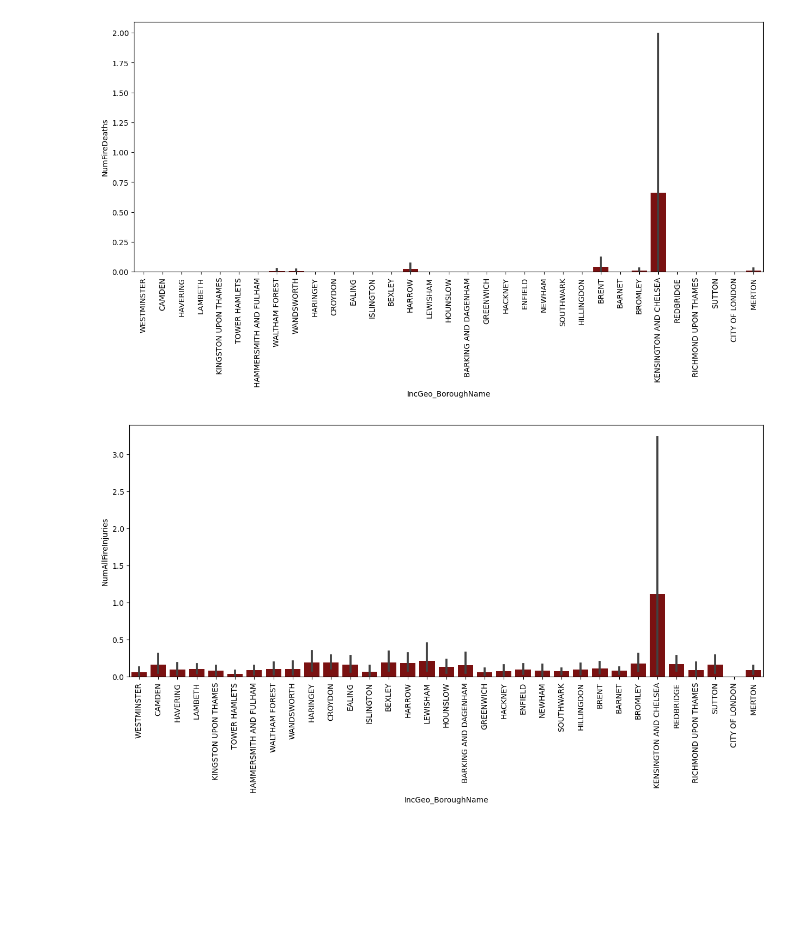
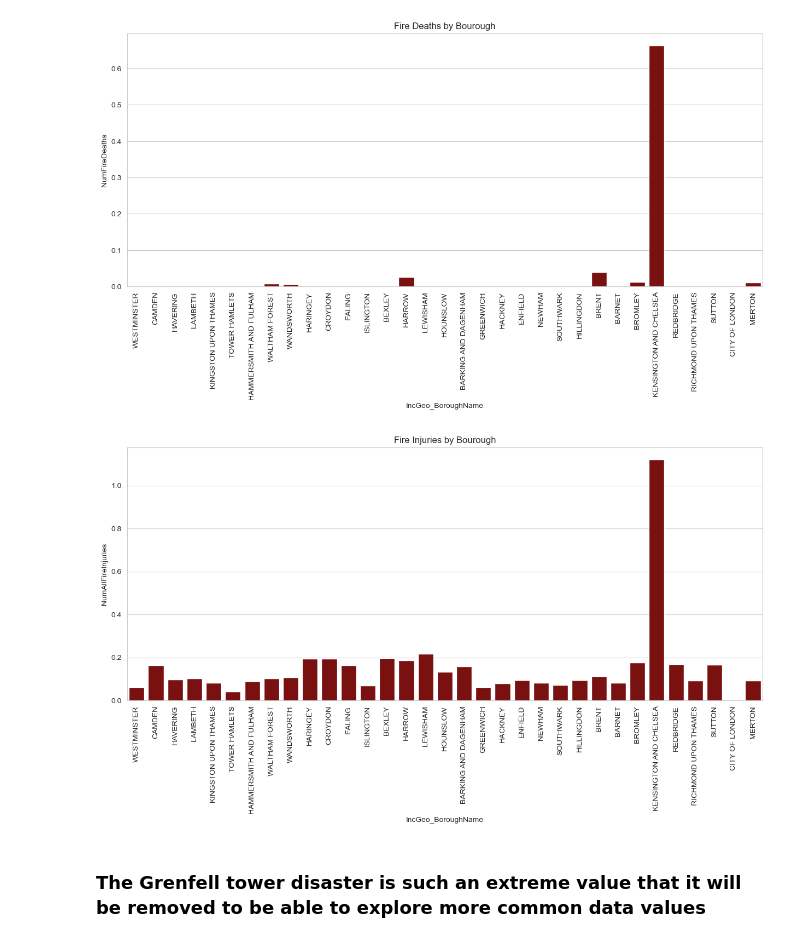
Before and after one commit to tgrubb550/Big-Data-Group-1, a Jupyter notebook: Fires EDA.ipynb, the cells around one changed output. Cells and saved outputs as stored; diff of their text form; code cells hidden in the pictures; blank space fills up the shorter version.

```diff
--- a/Fires EDA.ipynb
+++ b/Fires EDA.ipynb
@@ -10,4 +10,5 @@ import random
 
 # Set a default color palette to colorblind
 sns.set_palette("colorblind")
+sns.set_style(style="whitegrid")
 # %%
@@ -112,19 +107,28 @@ plt.show()
 # %%
+# Plots of bourough by fire death
+
 fire_df['IncGeo_BoroughName']=fire_df['IncGeo_BoroughName'].apply(lambda x: x.upper())
 
 plt.figure(figsize=(15, 6))
-sns.barplot(data=fire_df, x='IncGeo_BoroughName', y='NumFireDeaths', color='darkred')
+sns.barplot(data=fire_df, x='IncGeo_BoroughName', y='NumFireDeaths', color='darkred', errorbar=None)
+plt.title("Fire Deaths by Bourough")
 plt.xticks(rotation=90)
 plt.show()
 # %% [output]
-[figure, old version]
+[figure, new version]
 # %%
+# Plots of bourough by fire injuries
+
 fire_df['IncGeo_BoroughName']=fire_df['IncGeo_BoroughName'].apply(lambda x: x.upper())
 
 plt.figure(figsize=(15, 6))
-sns.barplot(data=fire_df, x='IncGeo_BoroughName', y='NumAllFireInjuries', color='darkred')
+sns.barplot(data=fire_df, x='IncGeo_BoroughName', y='NumAllFireInjuries', color='darkred', errorbar=None)
+plt.title("Fire Injuries by Bourough")
 plt.xticks(rotation=90)
 plt.show()
+# Plots of bourough by fire injuriesplt.show()
 # %% [output]
-[figure, old version]
+[figure, new version]
+# %% [markdown]
+### The Grenfell tower disaster is such an extreme value that it will be removed to be able to explore more common data values
 # %%
```
Also changed, not shown: parts of 16 cells of this notebook.
